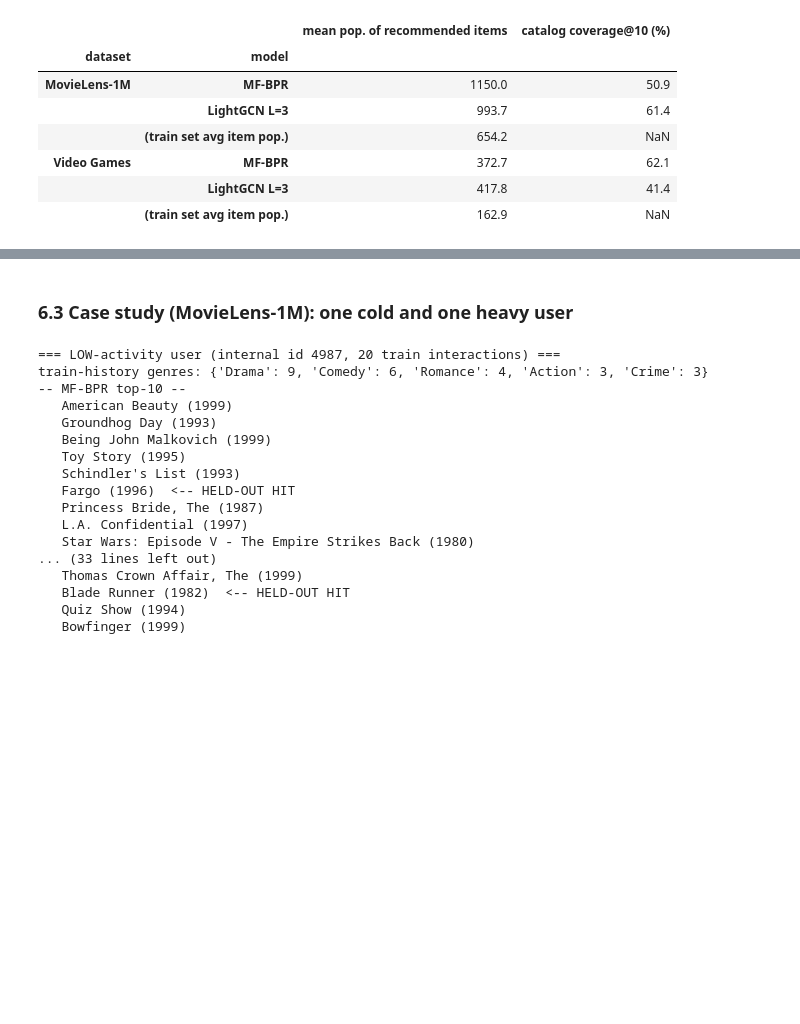
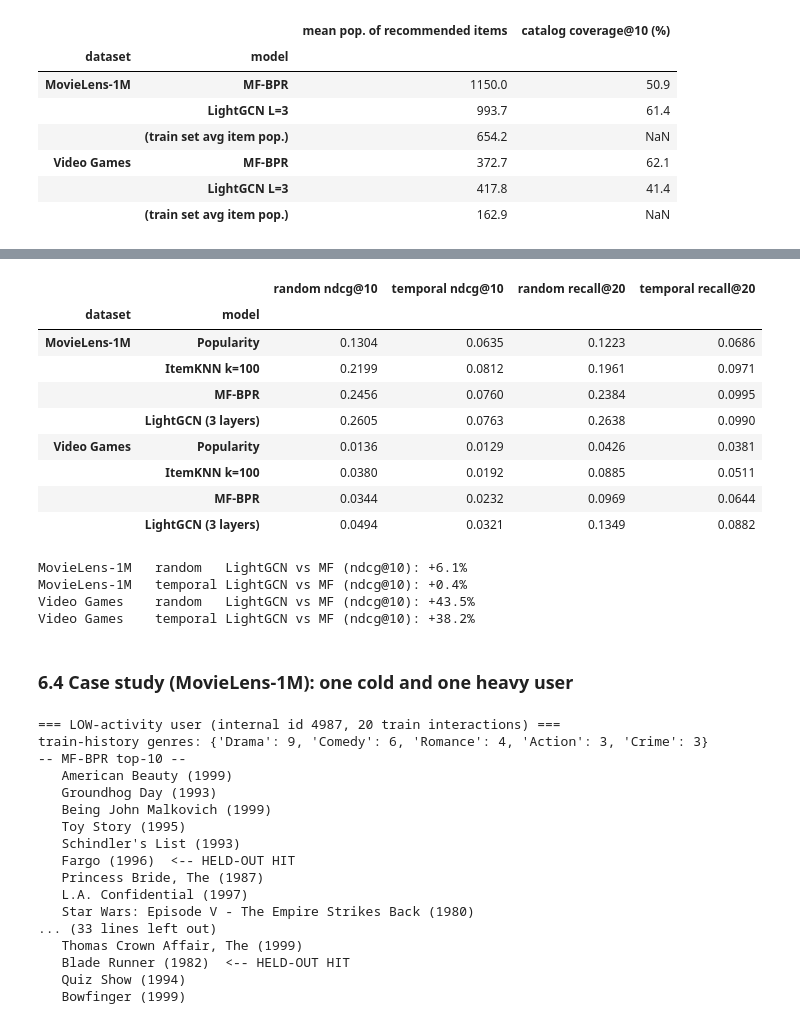
Before and after one commit to leftrightworld/movielens-data, a Jupyter notebook: project1/project1_report.ipynb, the cells around one changed output, grey strips where cells are left out. Cells and saved outputs as stored; diff of their text form; code cells hidden in the pictures; blank space fills up the shorter version.

```diff
--- a/project1/project1_report.ipynb
+++ b/project1/project1_report.ipynb
@@ -354,5 +358,37 @@ display(pd.DataFrame(rows).set_index(["dataset", "model"]))
+# %%
+rows = []
+for ds, label in (("ml-1m", "MovieLens-1M"), ("vgames", "Video Games")):
+    for model, pat in METHODS:
+        rr = load_result(pat.format(ds=ds))["test"]
+        rt = load_result(pat.format(ds=f"{ds}-t"))["test"]
+        rows.append({"dataset": label, "model": model,
+                     "random ndcg@10": rr["ndcg@10"], "temporal ndcg@10": rt["ndcg@10"],
+                     "random recall@20": rr["recall@20"], "temporal recall@20": rt["recall@20"]})
+tmp = pd.DataFrame(rows).set_index(["dataset", "model"])
+display(tmp.round(4))
+for ds, label in (("ml-1m", "MovieLens-1M"), ("vgames", "Video Games")):
+    for suffix, proto in (("", "random  "), ("-t", "temporal")):
+        lg = load_result(f"{ds}{suffix}_lightgcn_d64_l3")["test"]
+        mf = load_result(f"{ds}{suffix}_mf_d64")["test"]
+        gain = 100 * (lg["ndcg@10"] - mf["ndcg@10"]) / mf["ndcg@10"]
+        print(f"{label:14s} {proto} LightGCN vs MF (ndcg@10): {gain:+.1f}%")
+# %% [output]
+|  |  | random ndcg@10 | temporal ndcg@10 | random recall@20 | temporal recall@20 |
+| dataset | model |  |  |  |  |
+| MovieLens-1M | Popularity | 0.1304 | 0.0635 | 0.1223 | 0.0686 |
+|  | ItemKNN k=100 | 0.2199 | 0.0812 | 0.1961 | 0.0971 |
+|  | MF-BPR | 0.2456 | 0.0760 | 0.2384 | 0.0995 |
+|  | LightGCN (3 layers) | 0.2605 | 0.0763 | 0.2638 | 0.0990 |
+| Video Games | Popularity | 0.0136 | 0.0129 | 0.0426 | 0.0381 |
+|  | ItemKNN k=100 | 0.0380 | 0.0192 | 0.0885 | 0.0511 |
+|  | MF-BPR | 0.0344 | 0.0232 | 0.0969 | 0.0644 |
+|  | LightGCN (3 layers) | 0.0494 | 0.0321 | 0.1349 | 0.0882 |
+MovieLens-1M   random   LightGCN vs MF (ndcg@10): +6.1%
+MovieLens-1M   temporal LightGCN vs MF (ndcg@10): +0.4%
+Video Games    random   LightGCN vs MF (ndcg@10): +43.5%
+Video Games    temporal LightGCN vs MF (ndcg@10): +38.2%
 # %% [markdown]
-### 6.3 Case study (MovieLens-1M): one cold and one heavy user
+### 6.4 Case study (MovieLens-1M): one cold and one heavy user
 # %%
 movies = pd.read_csv(ROOT.parent / "movielens-1m" / "movies.csv")
 z = np.load(DATA / "ml-1m.npz")
```
Also changed, not shown: parts of 4 cells of this notebook, 19 other files.
